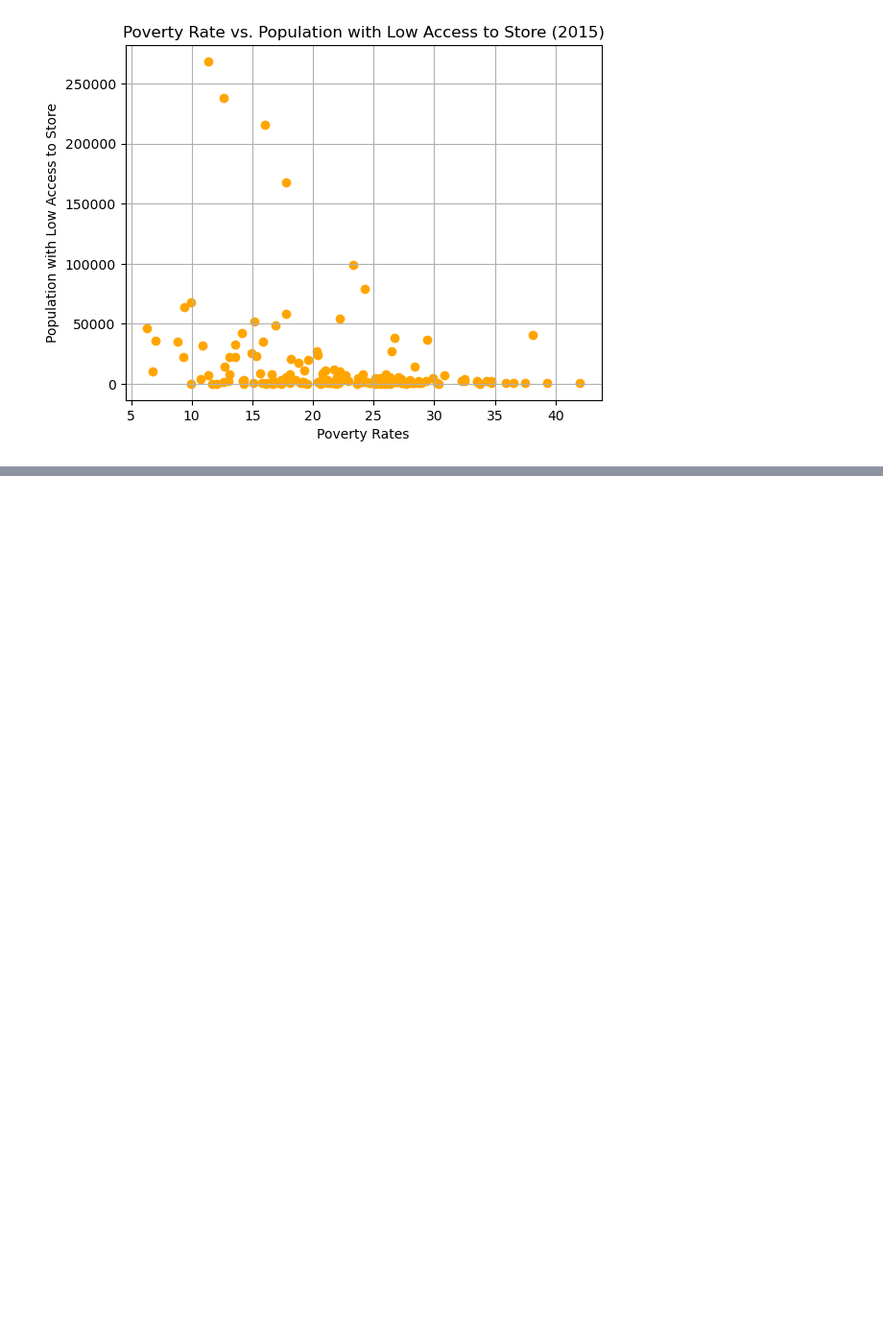
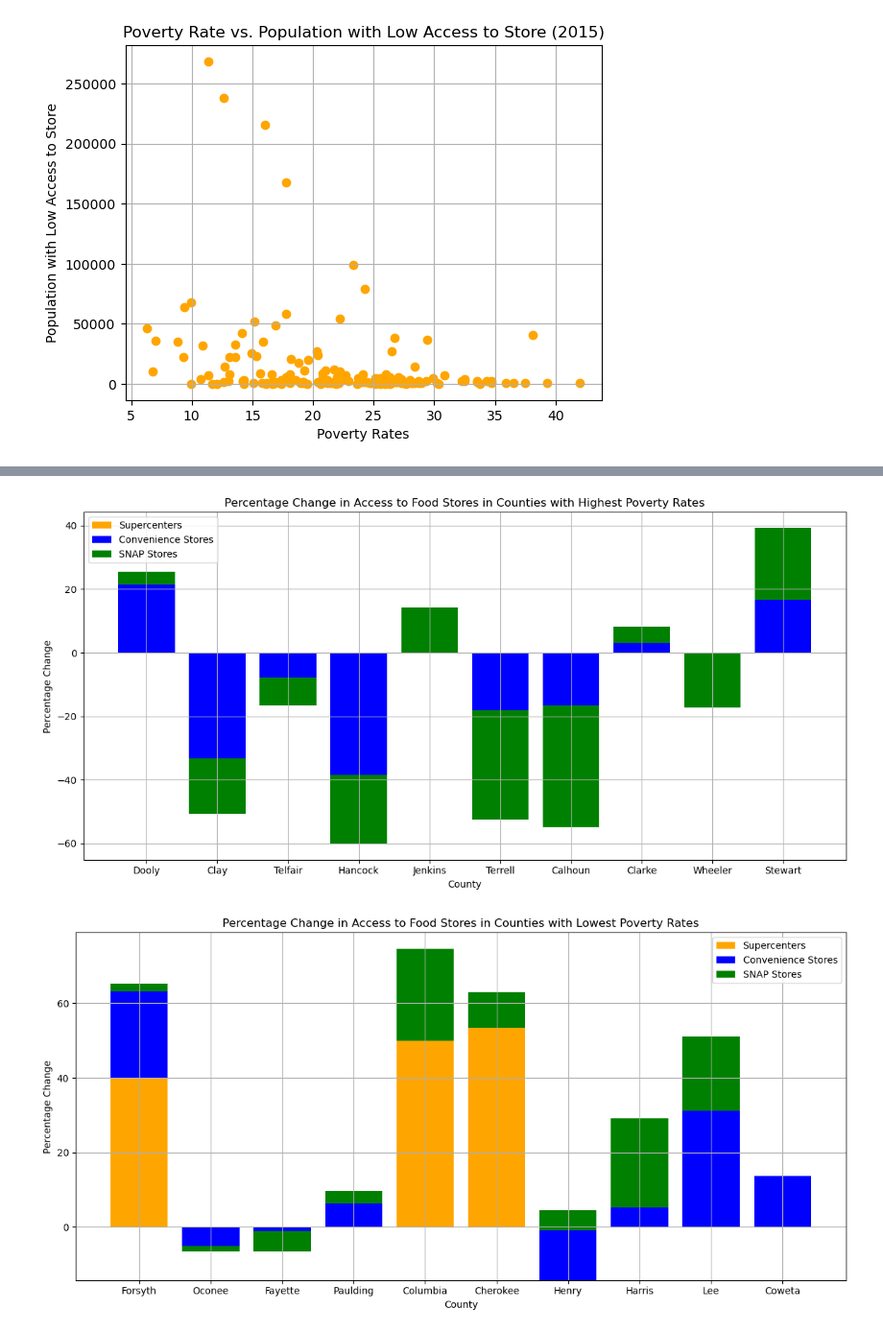
Before and after one commit to anishak520/Project1, a Jupyter notebook: Initial_Data.ipynb, the cells around one changed output, grey strips where cells are left out. Shown at 96% size. Saved outputs shown, nothing was run; the diff lists cells and outputs as text; code cells hidden in the pictures; blank space fills up the shorter version.

Commit message:
added graphs

```diff
--- a/Initial_Data.ipynb
+++ b/Initial_Data.ipynb
@@ -186,3 +212,65 @@ Name: Value, dtype: float64
+# %%
+#My Question: Show Percentage Change in Access to Food Stores in Counties with Lowest Poverty Rates versus Counties with the highest Poverty Rates
+#Supercenters & club stores (% change), 2011-16
+PCT_Change_Supercenters = GAcounties[(GAcounties["Variable_Code"] =="PCH_SUPERC_11_16")]
+PCT_Change_ConvenienceStores = GAcounties[(GAcounties["Variable_Code"] =="PCH_CONVS_11_16")]
+PCT_Change_SNAPstores = GAcounties[(GAcounties["Variable_Code"] =="PCH_SNAPS_12_17")]
+
+PCT_Change_Supercenters_by_County = PCT_Change_Supercenters.groupby('County')['Value'].mean()
+PCT_Change_ConvenienceStores_by_County = PCT_Change_ConvenienceStores.groupby('County')['Value'].mean()
+PCT_Change_SNAPstores_by_County = PCT_Change_SNAPstores.groupby('County')['Value'].mean()
+
+Change_in_Access_to_Food_df = pd.DataFrame({
+    'Supercenters(%change)': PCT_Change_Supercenters_by_County,
+    'ConvenienceStores (%change)': PCT_Change_ConvenienceStores_by_County,
+    'SNAP Stores (%change)': PCT_Change_SNAPstores_by_County,
+})
+Change_in_Access_to_Food_df
+
+highest_p_rate_vs_Access = Change_in_Access_to_Food_df.loc[Highest_PRate_Counties]
+lowest_p_rate_vs_Access = Change_in_Access_to_Food_df.loc[Lowest_PRate_Counties]
+lowest_p_rate_vs_Access
+
+# Set up figure and axis
+fig, ax = plt.subplots(figsize=(12, 6))
+
+# Plotting bars for each column for counties with the highest poverty rates
+ax.bar(highest_p_rate_vs_Access.index, highest_p_rate_vs_Access['Supercenters(%change)'], label='Supercenters', color='orange')
+ax.bar(highest_p_rate_vs_Access.index, highest_p_rate_vs_Access['ConvenienceStores (%change)'], label='Convenience Stores', color='blue', bottom=highest_p_rate_vs_Access['Supercenters(%change)'])
+ax.bar(highest_p_rate_vs_Access.index, highest_p_rate_vs_Access['SNAP Stores (%change)'], label='SNAP Stores', color='green', bottom=highest_p_rate_vs_Access['Supercenters(%change)'] + highest_p_rate_vs_Access['ConvenienceStores (%change)'])
+
+# Adding labels and title
+ax.set_xlabel('County')
+ax.set_ylabel('Percentage Change')
+ax.set_title('Percentage Change in Access to Food Stores in Counties with Highest Poverty Rates')
+ax.legend()
+ax.grid(True)
+
+# Display the plot
+plt.tight_layout()
+plt.show()
+
+# Set up figure and axis for counties with the lowest poverty rates
+fig, ax = plt.subplots(figsize=(12, 6))
+
+# Plotting bars for each column for counties with the lowest poverty rates
+ax.bar(lowest_p_rate_vs_Access.index, lowest_p_rate_vs_Access['Supercenters(%change)'], label='Supercenters', color='orange')
+ax.bar(lowest_p_rate_vs_Access.index, lowest_p_rate_vs_Access['ConvenienceStores (%change)'], label='Convenience Stores', color='blue', bottom=lowest_p_rate_vs_Access['Supercenters(%change)'])
+ax.bar(lowest_p_rate_vs_Access.index, lowest_p_rate_vs_Access['SNAP Stores (%change)'], label='SNAP Stores', color='green', bottom=lowest_p_rate_vs_Access['Supercenters(%change)'] + lowest_p_rate_vs_Access['ConvenienceStores (%change)'])
+
+# Adding labels and title
+ax.set_xlabel('County')
+ax.set_ylabel('Percentage Change')
+ax.set_title('Percentage Change in Access to Food Stores in Counties with Lowest Poverty Rates')
+ax.legend()
+ax.grid(True)
+
+# Display the plot
+plt.tight_layout()
+plt.show()
+# %% [output]
+[figure, added]
+[figure, added]
 # %%
 
 
```
Also changed, not shown: parts of 3 cells of this notebook.
